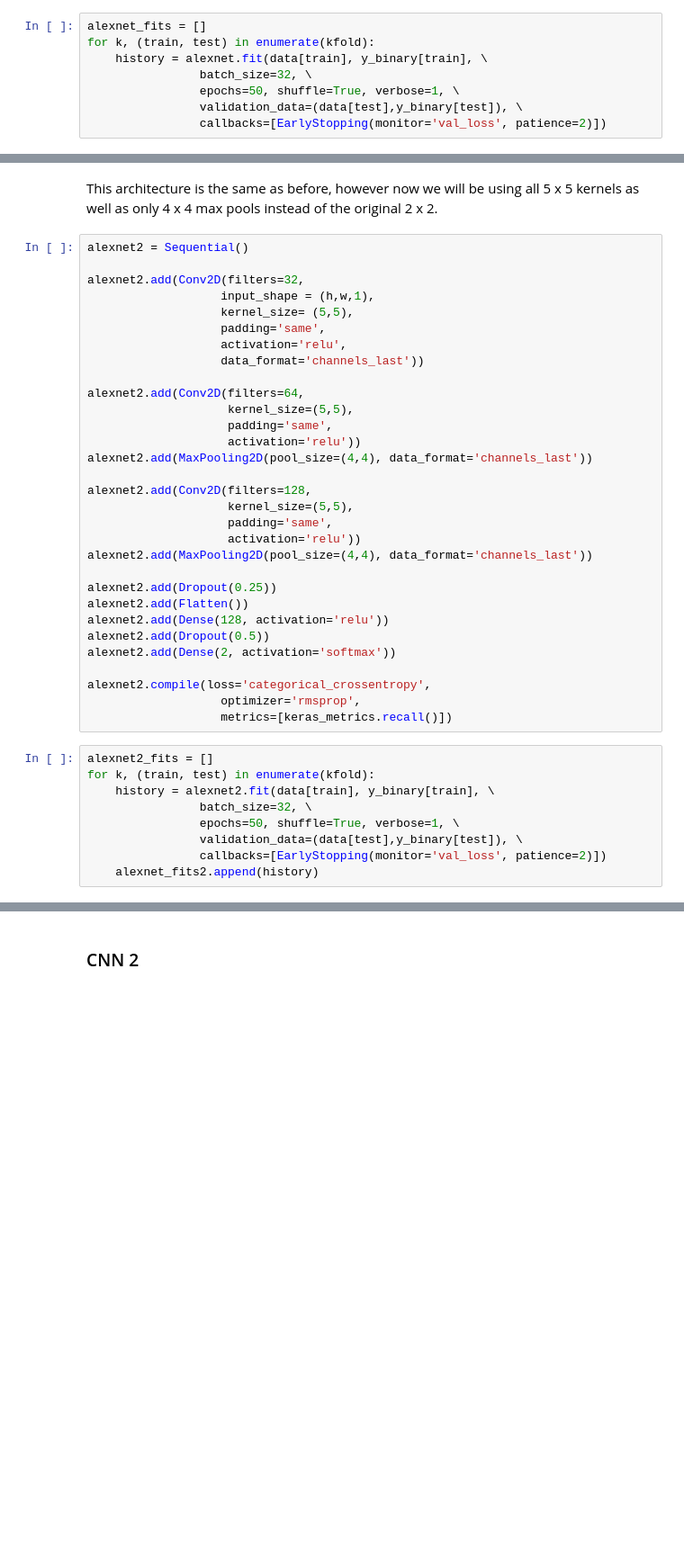
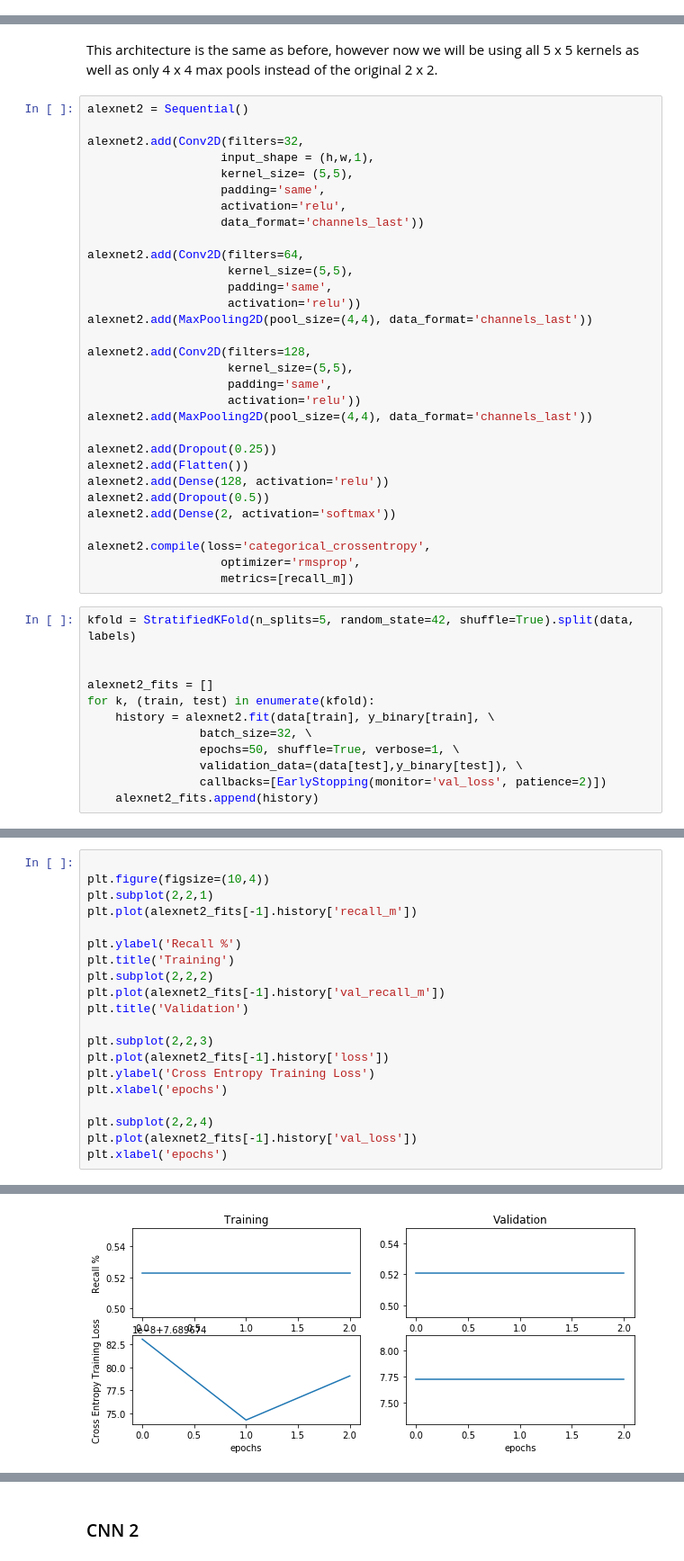
Before and after one commit to elilaird/CS7324-MachineLearning-Labs, a Jupyter notebook: Lab6/Lab6.ipynb, the cells around one changed output, grey strips where cells are left out. Shown at 90% size. Drawn from its saved outputs; the diff is of its cells as text; blank space fills up the shorter version.

```diff
--- a/Lab6/Lab6.ipynb
+++ b/Lab6/Lab6.ipynb
@@ -286,8 +305,0 @@ Epoch 3/50
-# %%
-alexnet_fits = []
-for k, (train, test) in enumerate(kfold):
-    history = alexnet.fit(data[train], y_binary[train], \
-                batch_size=32, \
-                epochs=50, shuffle=True, verbose=1, \
-                validation_data=(data[test],y_binary[test]), \
-                callbacks=[EarlyStopping(monitor='val_loss', patience=2)])
@@ -371,8 +398,11 @@ alexnet2.add(Dense(2, activation='softmax'))
 
 alexnet2.compile(loss='categorical_crossentropy',
                    optimizer='rmsprop',
-                   metrics=[keras_metrics.recall()])
+                   metrics=[recall_m])
 # %%
+kfold = StratifiedKFold(n_splits=5, random_state=42, shuffle=True).split(data, labels)
+
+
 alexnet2_fits = []
 for k, (train, test) in enumerate(kfold):
     history = alexnet2.fit(data[train], y_binary[train], \
@@ -380,5 +410,5 @@ for k, (train, test) in enumerate(kfold):
                 epochs=50, shuffle=True, verbose=1, \
                 validation_data=(data[test],y_binary[test]), \
                 callbacks=[EarlyStopping(monitor='val_loss', patience=2)])
-    alexnet_fits2.append(history)
+    alexnet2_fits.append(history)
 # %% [output]
@@ -385,0 +432,21 @@ NameError: name 'alexnet' is not defined
+# %%
+
+plt.figure(figsize=(10,4))
+plt.subplot(2,2,1)
+plt.plot(alexnet2_fits[-1].history['recall_m'])
+
+plt.ylabel('Recall %')
+plt.title('Training')
+plt.subplot(2,2,2)
+plt.plot(alexnet2_fits[-1].history['val_recall_m'])
+plt.title('Validation')
+
+plt.subplot(2,2,3)
+plt.plot(alexnet2_fits[-1].history['loss'])
+plt.ylabel('Cross Entropy Training Loss')
+plt.xlabel('epochs')
+
+plt.subplot(2,2,4)
+plt.plot(alexnet2_fits[-1].history['val_loss'])
+plt.xlabel('epochs')
+# %% [output]
@@ -385,0 +454 @@ NameError: name 'alexnet' is not defined
+[figure, added]
```
Also changed, not shown: parts of 51 cells of this notebook.
